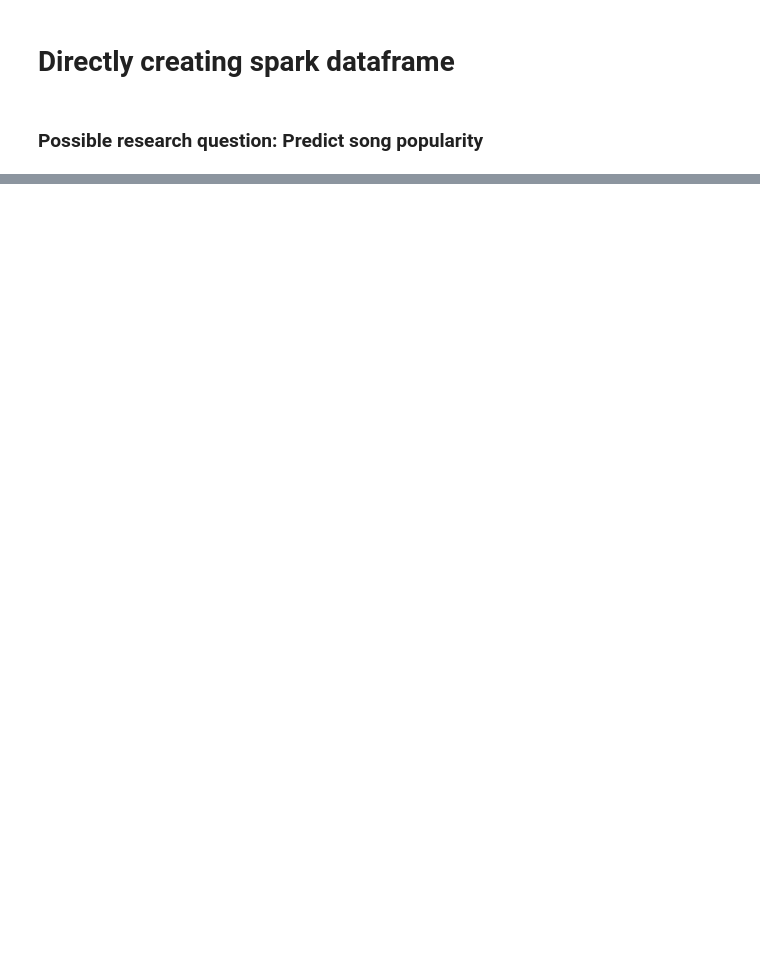
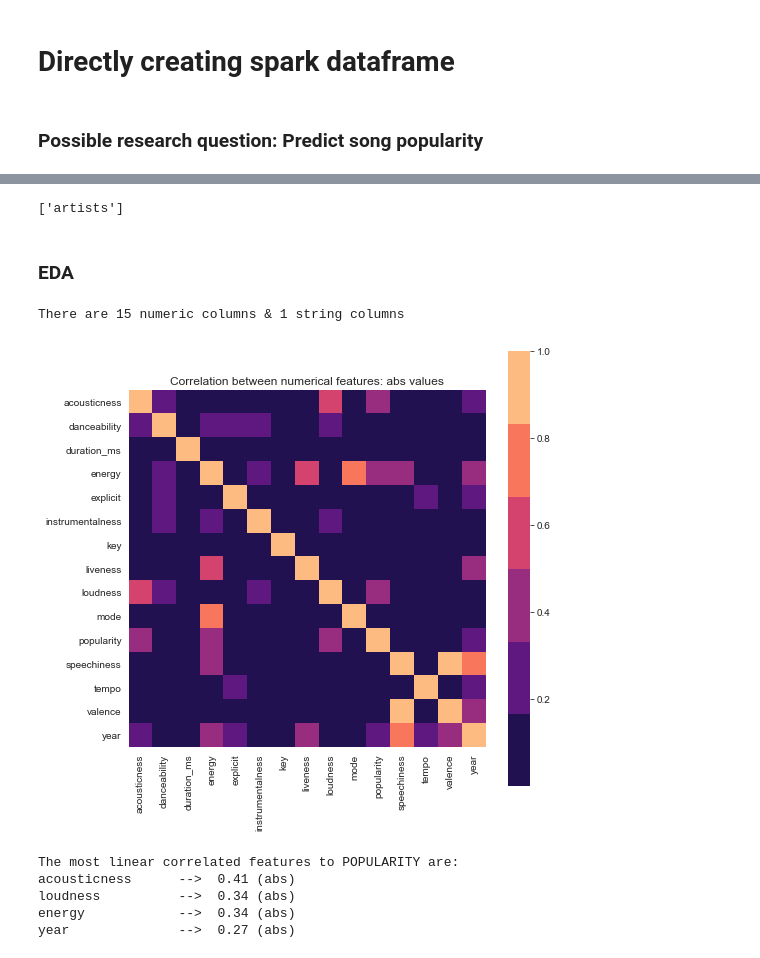
Before and after one commit to nandrew98/135-Spotify-project, a Jupyter notebook: pipeline.ipynb, the cells around one changed output, grey strips where cells are left out. Saved outputs shown, nothing was run; the diff lists cells and outputs as text; code cells hidden in the pictures; blank space fills up the shorter version.

```diff
--- a/pipeline.ipynb
+++ b/pipeline.ipynb
@@ -424,0 +129,12 @@ data.iloc[:, 0:].corr()
+# %%
+num_cols = []
+cat_cols = []
+
+for s in df.schema:
+    data_type = str(s.dataType)
+    if data_type == "StringType":
+        cat_cols.append(s.name)
+
+    #if data_type == "FloatType" or data_type == "IntType" or data_type =="String":
+    else:
+        num_cols.append(s.name)
@@ -424,0 +159,49 @@ data.iloc[:, 0:].corr()
+# %%
+cat_cols
+# %% [output]
+['artists']
+# %% [markdown]
+### EDA
+# %%
+import seaborn as sns
+import matplotlib.pyplot as plt
+import pandas as pd
+import numpy as np
+
+from matplotlib import pyplot as plt # for plotting
+%matplotlib inline
+sns.set_style("whitegrid")
+
+import warnings # http://blog.johnmuellerbooks.com/2015/11/30/warnings-in-python-and-anaconda/
+warnings.filterwarnings("ignore")
+# %%
+#convert pyspark df to pandas df for visualizations
+pandasDF = df.toPandas()
+# %%
+numeric_columns = num_cols
+string_columns = cat_cols
+print(f'There are {len(numeric_columns)} numeric columns & {len(string_columns)} string columns')
+# %% [output]
+There are 15 numeric columns & 1 string columns
+# %%
+numeric_df = pd.DataFrame(data=pandasDF, columns=numeric_columns, index=pandasDF.index)
+corr = np.abs(numeric_df.corr())
+fig, ax = plt.subplots(figsize=(8, 8))
+cmap = sns.color_palette("magma")
+sns.heatmap(corr, cmap=cmap, square=True)
+plt.title('Correlation between numerical features: abs values')
+plt.show()
+# %% [output]
+[figure, added]
+# %%
+series = np.abs(corr['popularity']).sort_values(ascending=False)
+print('The most linear correlated features to POPULARITY are:')
+for i, row in enumerate(series):
+    if 0.2 <= row < 1:
+      print(f'{series.index[i]:17} --> {row: .2f} (abs)')
+# %% [output]
+The most linear correlated features to POPULARITY are:
+acousticness      -->  0.41 (abs)
+loudness          -->  0.34 (abs)
+energy            -->  0.34 (abs)
+year              -->  0.27 (abs)
```
Also changed, not shown: parts of 73 cells of this notebook.
